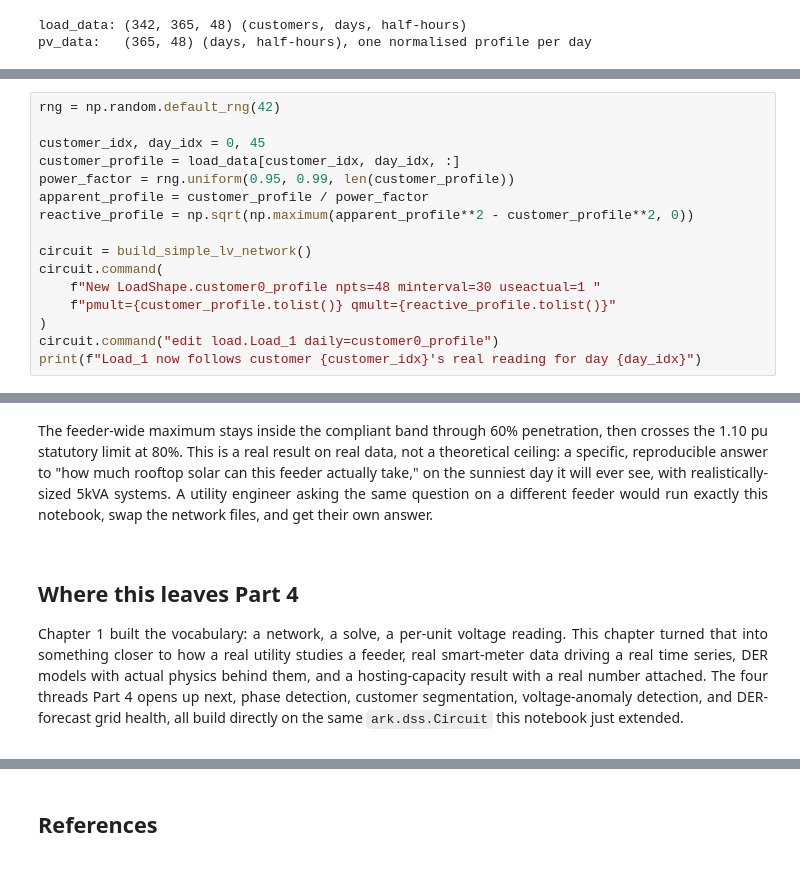
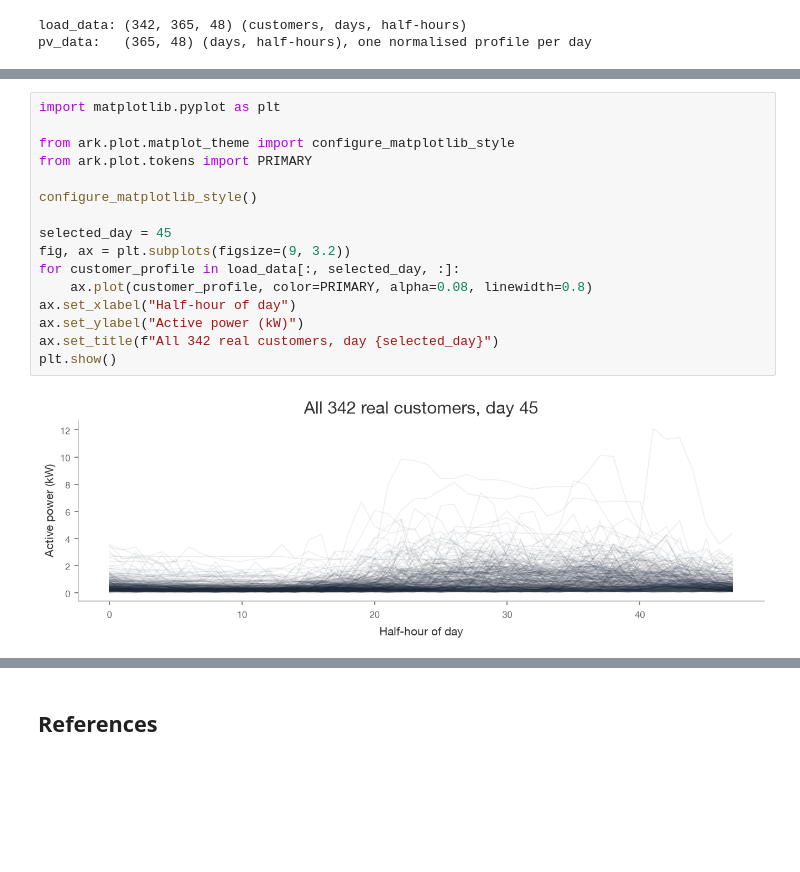
Before and after one commit to sambaiga/ml-energy-disaggregation, a Jupyter notebook: book/04-grid-edge/02-timeseries-der-modeling-code.ipynb, the cells around one changed output, grey strips where cells are left out. Saved outputs shown, nothing was run; the diff lists cells and outputs as text; blank space fills up the shorter version.

```diff
--- a/book/04-grid-edge/02-timeseries-der-modeling-code.ipynb
+++ b/book/04-grid-edge/02-timeseries-der-modeling-code.ipynb
@@ -140,16 +110,0 @@ instead of its fixed `kW`.
-# %%
-rng = np.random.default_rng(42)
-
-customer_idx, day_idx = 0, 45
-customer_profile = load_data[customer_idx, day_idx, :]
-power_factor = rng.uniform(0.95, 0.99, len(customer_profile))
-apparent_profile = customer_profile / power_factor
-reactive_profile = np.sqrt(np.maximum(apparent_profile**2 - customer_profile**2, 0))
-
-circuit = build_simple_lv_network()
-circuit.command(
-    f"New LoadShape.customer0_profile npts=48 minterval=30 useactual=1 "
-    f"pmult={customer_profile.tolist()} qmult={reactive_profile.tolist()}"
-)
-circuit.command("edit load.Load_1 daily=customer0_profile")
-print(f"Load_1 now follows customer {customer_idx}'s real reading for day {day_idx}")
@@ -631,27 +111,18 @@ plot_hosting_capacity(hosting_capacity_df)
-# %% [markdown]
-<div style="text-align: justify;">
-
-The feeder-wide maximum stays inside the compliant band through 60%
-penetration, then crosses the 1.10 pu statutory limit at 80%. This is a real
-result on real data, not a theoretical ceiling: a specific, reproducible
-answer to "how much rooftop solar can this feeder actually take," on the
-sunniest day it will ever see, with realistically-sized 5kVA systems. A
-utility engineer asking the same question on a different feeder would run
-exactly this notebook, swap the network files, and get their own answer.
-
-</div>
-# %% [markdown]
-<div style="text-align: justify;">
-
-## Where this leaves Part 4
-
-Chapter 1 built the vocabulary: a network, a solve, a per-unit voltage
-reading. This chapter turned that into something closer to how a real
-utility studies a feeder, real smart-meter data driving a real time series,
-DER models with actual physics behind them, and a hosting-capacity result
-with a real number attached. The four threads Part 4 opens up next, phase
-detection, customer segmentation, voltage-anomaly detection, and DER-forecast
-grid health, all build directly on the same `ark.dss.Circuit` this notebook
-just extended.
-
-</div>
+# %%
+import matplotlib.pyplot as plt
+
+from ark.plot.matplot_theme import configure_matplotlib_style
+from ark.plot.tokens import PRIMARY
+
+configure_matplotlib_style()
+
+selected_day = 45
+fig, ax = plt.subplots(figsize=(9, 3.2))
+for customer_profile in load_data[:, selected_day, :]:
+    ax.plot(customer_profile, color=PRIMARY, alpha=0.08, linewidth=0.8)
+ax.set_xlabel("Half-hour of day")
+ax.set_ylabel("Active power (kW)")
+ax.set_title(f"All 342 real customers, day {selected_day}")
+plt.show()
+# %% [output]
+[figure, added]
```
Also changed, not shown: parts of 80 cells of this notebook.
